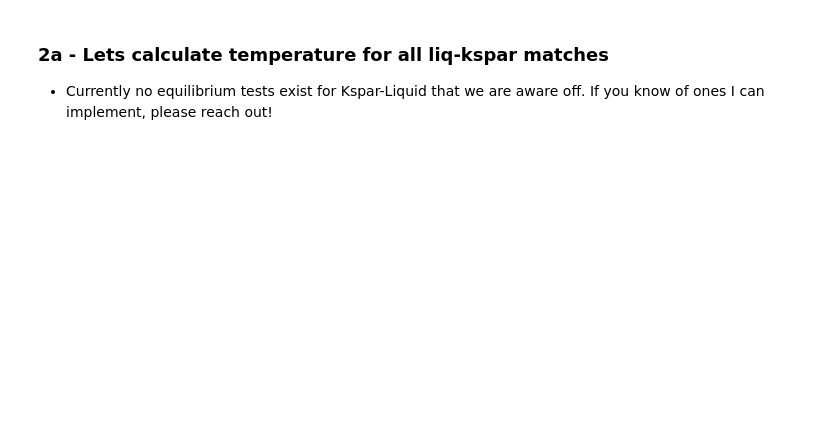
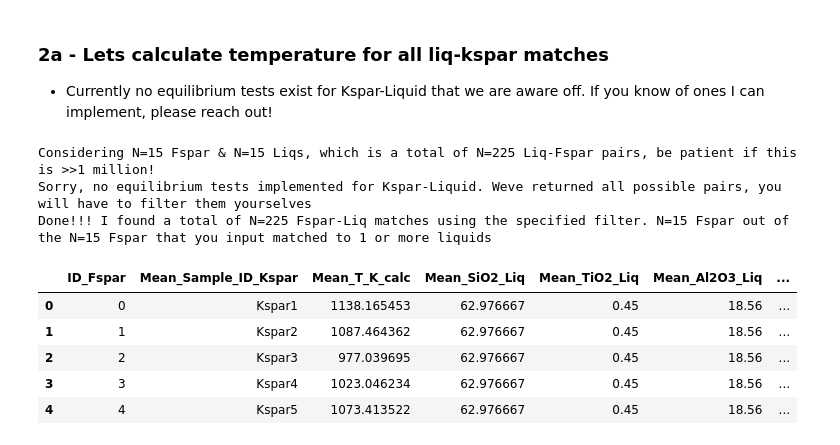
Before and after one commit to PennyWieser/Thermobar, a Jupyter notebook: docs/Examples/Feldspar_Thermobarometry/Fspar_Liq_Matching.ipynb, the cells around one changed output. Saved outputs shown, nothing was run; the diff lists cells and outputs as text; code cells hidden in the pictures; blank space fills up the shorter version.

```diff
--- a/docs/Examples/Feldspar_Thermobarometry/Fspar_Liq_Matching.ipynb
+++ b/docs/Examples/Feldspar_Thermobarometry/Fspar_Liq_Matching.ipynb
@@ -147,8 +135,21 @@ Liqs=out_Liq2['Liqs']
+# %%
+Kspar_components=pt.calculate_cat_fractions_kspar(kspar_comps=Kspars)
+RealKspars=Kspars.loc[Kspar_components['An_Kspar']<0.05].reset_index(drop=True)
 # %% [markdown]
 ### 2a - Lets calculate temperature for all liq-kspar matches
 - Currently no equilibrium tests exist for Kspar-Liquid that we are aware off. If you know of ones I can implement, please reach out!
 # %%
-melt_match_2=pt.calculate_fspar_liq_temp_matching(liq_comps=Liqs, kspar_comps=Kspars,
+melt_match_2=pt.calculate_fspar_liq_temp_matching(liq_comps=Liqs, kspar_comps=RealKspars,
                                              equationT="T_Put2008_eq24b", P=5,
-                                                eq_tests=True, H2O_Liq=2)
-melt_match_2
+                                                Ab_An_P2008=True, H2O_Liq=2)
+melt_match_2['Av_PTs'].head()
+# %% [output]
+Considering N=15 Fspar & N=15 Liqs, which is a total of N=225 Liq-Fspar pairs, be patient if this is >>1 million!
+Sorry, no equilibrium tests implemented for Kspar-Liquid. Weve returned all possible pairs, you will have to filter them yourselves
+Done!!! I found a total of N=225 Fspar-Liq matches using the specified filter. N=15 Fspar out of the N=15 Fspar that you input matched to 1 or more liquids
+|  | ID_Fspar | Mean_Sample_ID_Kspar | Mean_T_K_calc | Mean_SiO2_Liq | Mean_TiO2_Liq | Mean_Al2O3_Liq | ... |
+| 0 | 0 | Kspar1 | 1138.165453 | 62.976667 | 0.45 | 18.56 | ... |
+| 1 | 1 | Kspar2 | 1087.464362 | 62.976667 | 0.45 | 18.56 | ... |
+| 2 | 2 | Kspar3 | 977.039695 | 62.976667 | 0.45 | 18.56 | ... |
+| 3 | 3 | Kspar4 | 1023.046234 | 62.976667 | 0.45 | 18.56 | ... |
+| 4 | 4 | Kspar5 | 1073.413522 | 62.976667 | 0.45 | 18.56 | ... |
```
Also changed, not shown: parts of 14 cells of this notebook, 8 other files.
